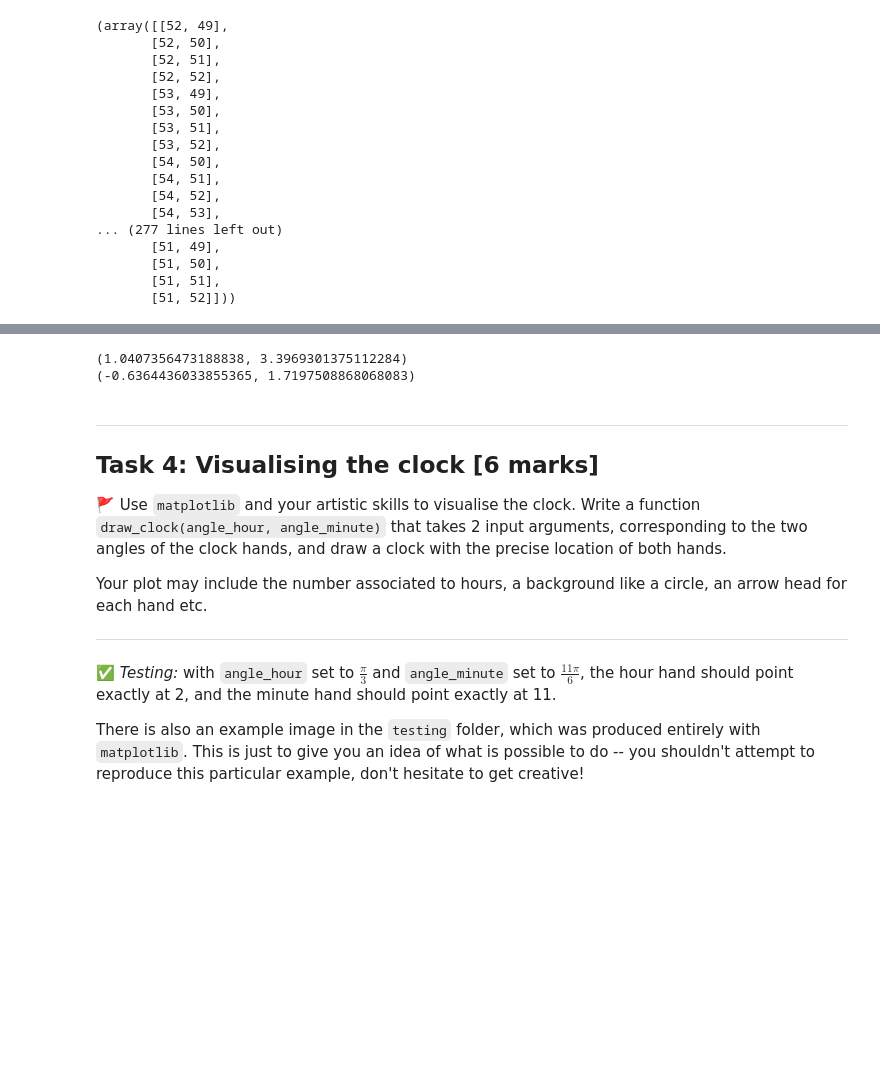
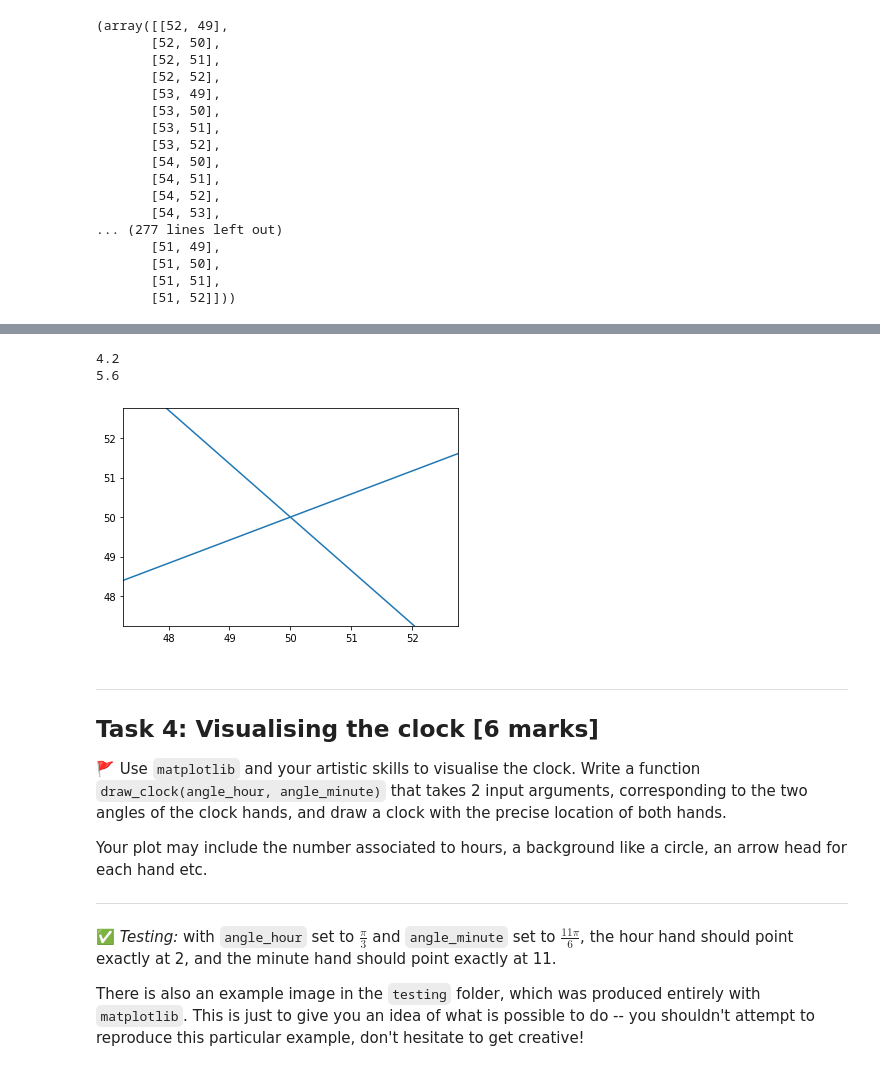
Before and after one commit to primroseisaseal/python-project, a Jupyter notebook: project_1.ipynb, the cells around one changed output, grey strips where cells are left out. Saved outputs shown, nothing was run; the diff lists cells and outputs as text; code cells hidden in the pictures; blank space fills up the shorter version.

```diff
--- a/project_1.ipynb
+++ b/project_1.ipynb
@@ -196,39 +193,43 @@ With these coordinates, you should find an angle of approximately 4.2 radians fo
 # %%
 hour_hand = np.loadtxt('testing/task3_hourhand.txt')
 minute_hand = np.loadtxt('testing/task3_minutehand.txt')
 
 #https://medium.com/analytics-vidhya/simple-linear-regression-with-example-using-numpy-e7b984f0d15e
 def get_angle(coords):
-    x = coords[:,0]
-    y = coords[:,1]
-    slope, int = np.polyfit(x, y, deg=1)
-    angle_x = np.arctan(-slope)
+    x = coords[:,1]
+    y = coords[:,0]
+    slope, int = np.polyfit(x, -y, deg=1)
+    plt.axline(xy1=(50,50), slope=slope)
+    angle_x = np.arctan(slope)
     #find the centre point which is point that nearest to [50,50]
     #https://stackoverflow.com/questions/43504443/find-closest-value-in-a-two-dimensional-array-with-python
     centre = min(coords, key=lambda x:abs(x[1]-50.))
     #find the tip point of the hand
     L = len(coords)
     if np.absolute(coords[0][0]-centre[0]) > np.absolute(coords[L-1][0]-centre[0]):
         tip = coords[0]
     else:
         tip = coords[L-1]
-    if tip[0]<centre[0]:
-        if -slope <0:
-            angle_y = np.pi*3/4 + angle_x
-        elif -slope>0:
-            angle_y = np.pi*3/2 - angle_x
-    elif tip[0]>centre[0]:
-        if -slope <0:
-            angle_y = np.pi*3/2 - angle_x
-        elif -slope>0:
-            angle_y = np.pi*3/4 + angle_x
-    return angle_x,angle_y
+    #find which quater the hand in
+        # Quater 4 or 3
+    if tip[1]<centre[1]:
+        if slope <0:
+            angle_y = np.pi*3/2 + np.absolute(angle_x)
+        elif slope>0:
+            angle_y = np.pi*3/2 - np.absolute(angle_x)
+    elif tip[1]>centre[1]:
+        if slope <0:
+            angle_y = np.pi/2 + anp.absolute(angle_x)
+        elif slope>0:
+            angle_y = np.pi/2 - np.absolute(angle_x)
+    return round(angle_y,1)
 
 print(get_angle(hour_hand))
 print(get_angle(minute_hand))
 # %% [output]
-(1.0407356473188838, 3.3969301375112284)
-(-0.6364436033855365, 1.7197508868068083)
+4.2
+5.6
+[figure, added]
 # %% [markdown]
 ---
 
```
Also changed, not shown: parts of 1 cell of this notebook.
